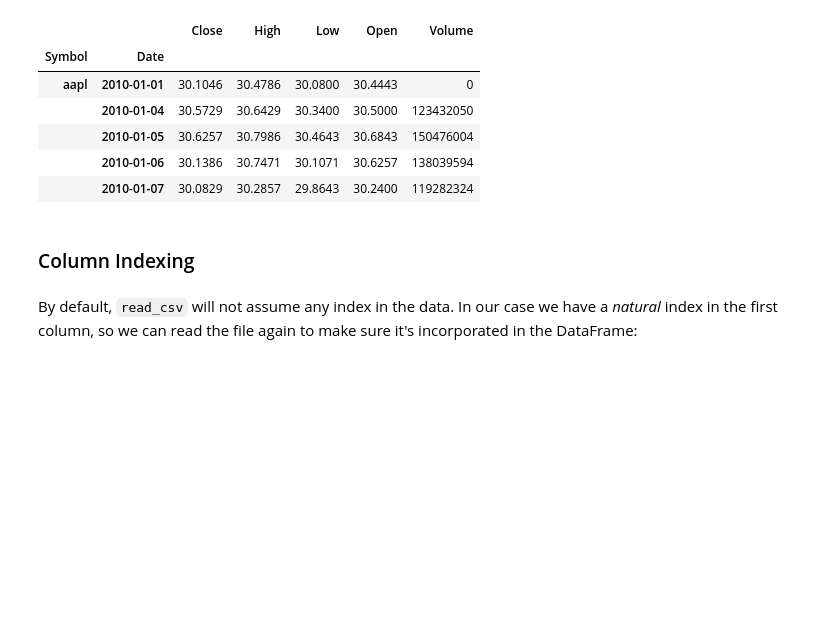
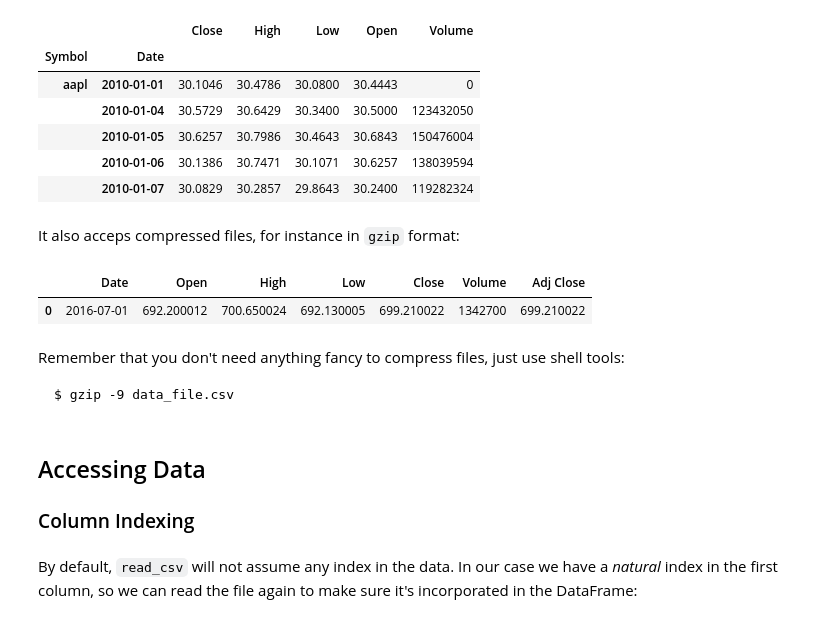
Before and after one commit to luisbelloch/pandas_notebooks, a Jupyter notebook: 01_getting_started.ipynb, the cells around one changed output. Saved outputs shown, nothing was run; the diff lists cells and outputs as text; code cells hidden in the pictures; blank space fills up the shorter version.

````diff
--- a/01_getting_started.ipynb
+++ b/01_getting_started.ipynb
@@ -59,7 +59,24 @@ prices.head()
 |  | 2010-01-05 | 30.6257 | 30.7986 | 30.4643 | 30.6843 | 150476004 |
 |  | 2010-01-06 | 30.1386 | 30.7471 | 30.1071 | 30.6257 | 138039594 |
 |  | 2010-01-07 | 30.0829 | 30.2857 | 29.8643 | 30.2400 | 119282324 |
+# %% [markdown]
+It also acceps compressed files, for instance in `gzip` format:
+# %%
+import pandas as pd
+data = pd.read_csv('./data/goog.csv.gz')
+data.head(1)
+# %% [output]
+|  | Date | Open | High | Low | Close | Volume | Adj Close |
+| 0 | 2016-07-01 | 692.200012 | 700.650024 | 692.130005 | 699.210022 | 1342700 | 699.210022 |
+# %% [markdown]
+Remember that you don't need anything fancy to compress files, just use shell tools:
+
+```
+$ gzip -9 data_file.csv
+```
 # %% [markdown]
+## Accessing Data
+
 ### Column Indexing
 # %% [markdown]
 By default, `read_csv` will not assume any index in the data. In our case we have a _natural_ index in the first column, so we can read the file again to make sure it's incorporated in the DataFrame:
````
Also changed, not shown: parts of 26 cells of this notebook, 3 other files.
